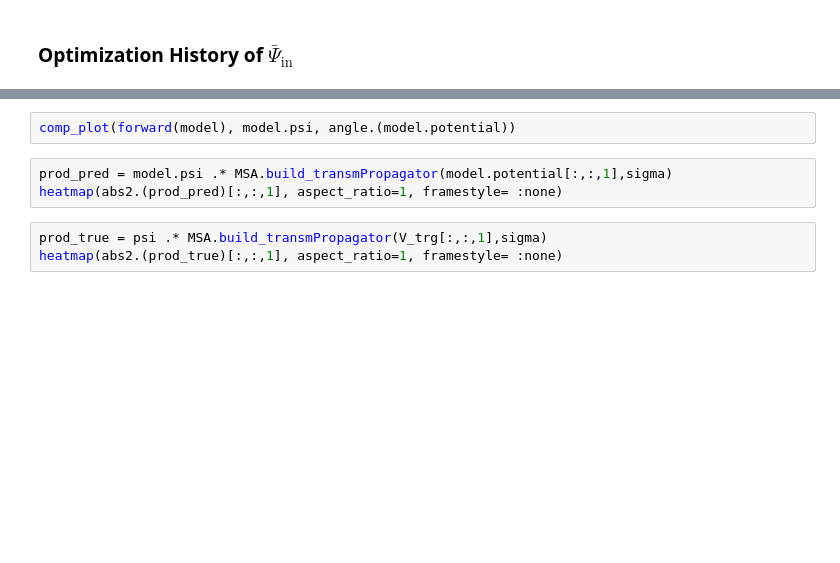
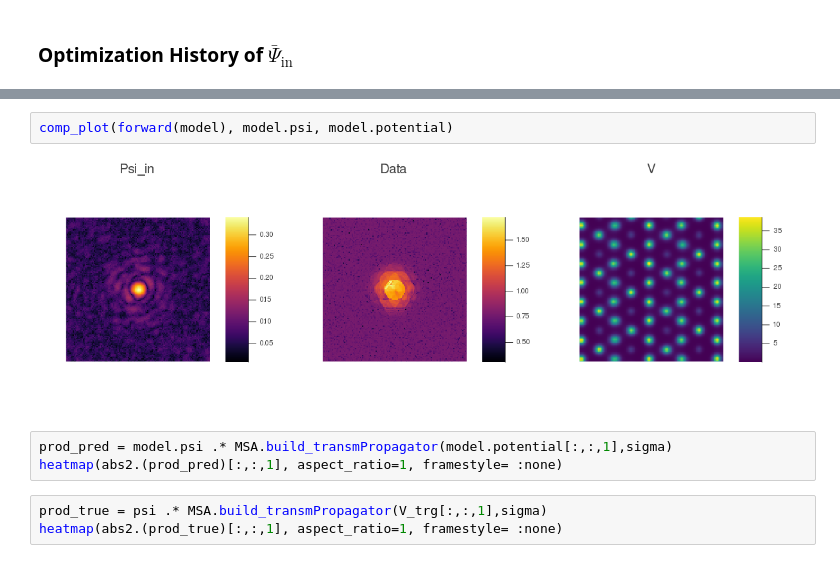
Before and after one commit to nlaanait/DiffPsi, a Jupyter notebook: DiffForwardMSA.ipynb, the cells around one changed output, grey strips where cells are left out. Cells and saved outputs as stored; diff of their text form; blank space fills up the shorter version.

```diff
--- a/DiffForwardMSA.ipynb
+++ b/DiffForwardMSA.ipynb
@@ -299,5 +315,7 @@ gif(anim, "diffProg_psi_in.gif", fps=5)
 # %%
-comp_plot(forward(model), model.psi, angle.(model.potential))
+comp_plot(forward(model), model.psi, model.potential)
+# %% [output]
+[figure, added]
 # %%
 prod_pred = model.psi .* MSA.build_transmPropagator(model.potential[:,:,1],sigma)
 heatmap(abs2.(prod_pred)[:,:,1], aspect_ratio=1, framestyle= :none)
```
Also changed, not shown: parts of 18 cells of this notebook, 3 other files.
